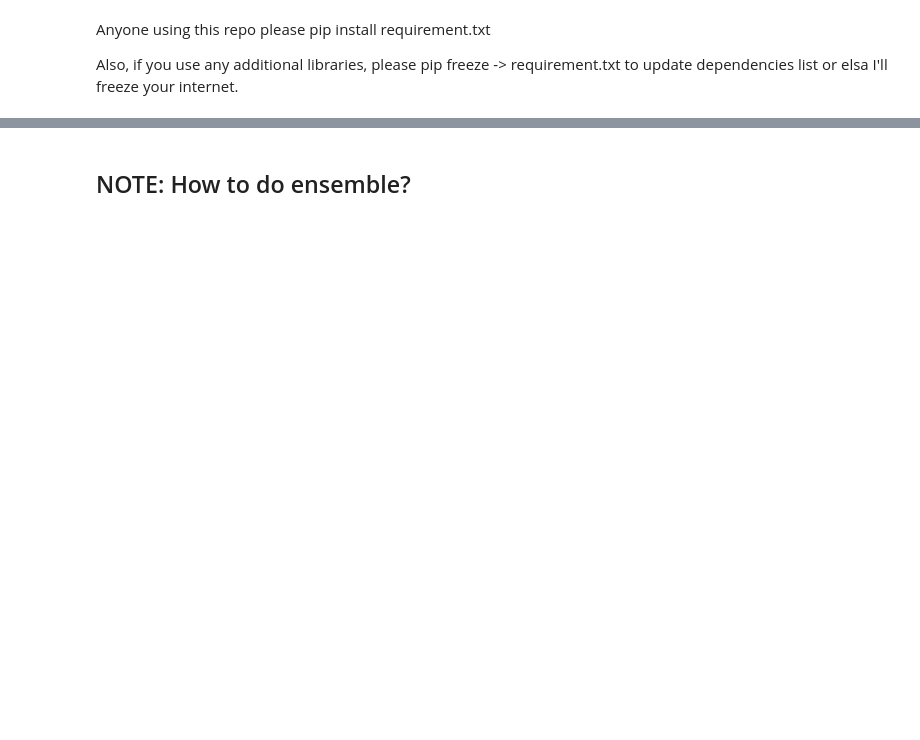
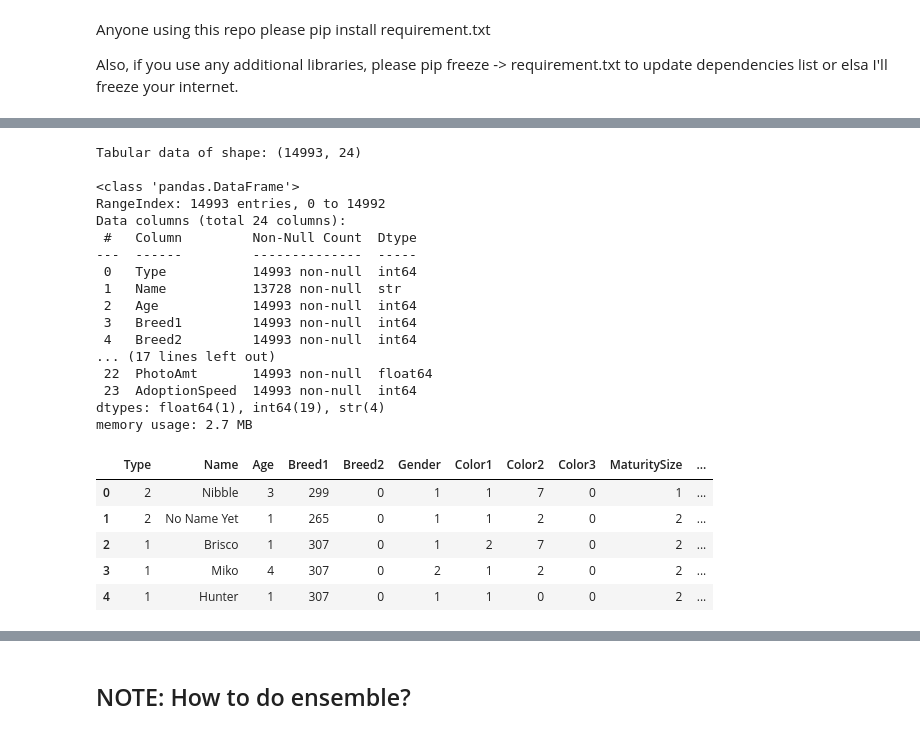
Before and after one commit to Elite1N/AdoptMe, a Jupyter notebook: starter.ipynb, the cells around one changed output, grey strips where cells are left out. Drawn from its saved outputs; the diff is of its cells as text; code cells hidden in the pictures; blank space fills up the shorter version.

```diff
--- a/starter.ipynb
+++ b/starter.ipynb
@@ -8,5 +8,5 @@ import pandas as pd
 import matplotlib.pyplot as plt
 import seaborn as sns
 import numpy as np
-import kagglehub
+pd.set_option('display.max_columns', None)
 # %%
@@ -48,0 +50,33 @@ if not os.path.exists(local_train_path):
+# %%
+# "Tabular data"
+pet_df = pd.read_csv('data/train/train.csv')
+print ("Tabular data of shape:", pet_df.shape)
+print ("")
+# Columns Information
+pet_df.info()
+
+pet_df.head()
+# %% [output]
+Tabular data of shape: (14993, 24)
+
+<class 'pandas.DataFrame'>
+RangeIndex: 14993 entries, 0 to 14992
+Data columns (total 24 columns):
+ #   Column         Non-Null Count  Dtype
+---  ------         --------------  -----
+ 0   Type           14993 non-null  int64
+ 1   Name           13728 non-null  str
+ 2   Age            14993 non-null  int64
+ 3   Breed1         14993 non-null  int64
+ 4   Breed2         14993 non-null  int64
+... (17 lines left out)
+ 22  PhotoAmt       14993 non-null  float64
+ 23  AdoptionSpeed  14993 non-null  int64
+dtypes: float64(1), int64(19), str(4)
+memory usage: 2.7 MB
+|  | Type | Name | Age | Breed1 | Breed2 | Gender | Color1 | Color2 | Color3 | MaturitySize | ... |
+| 0 | 2 | Nibble | 3 | 299 | 0 | 1 | 1 | 7 | 0 | 1 | ... |
+| 1 | 2 | No Name Yet | 1 | 265 | 0 | 1 | 1 | 2 | 0 | 2 | ... |
+| 2 | 1 | Brisco | 1 | 307 | 0 | 1 | 2 | 7 | 0 | 2 | ... |
+| 3 | 1 | Miko | 4 | 307 | 0 | 2 | 1 | 2 | 0 | 2 | ... |
+| 4 | 1 | Hunter | 1 | 307 | 0 | 1 | 1 | 0 | 0 | 2 | ... |
```
Also changed, not shown: parts of 8 cells of this notebook, 1 other file.
